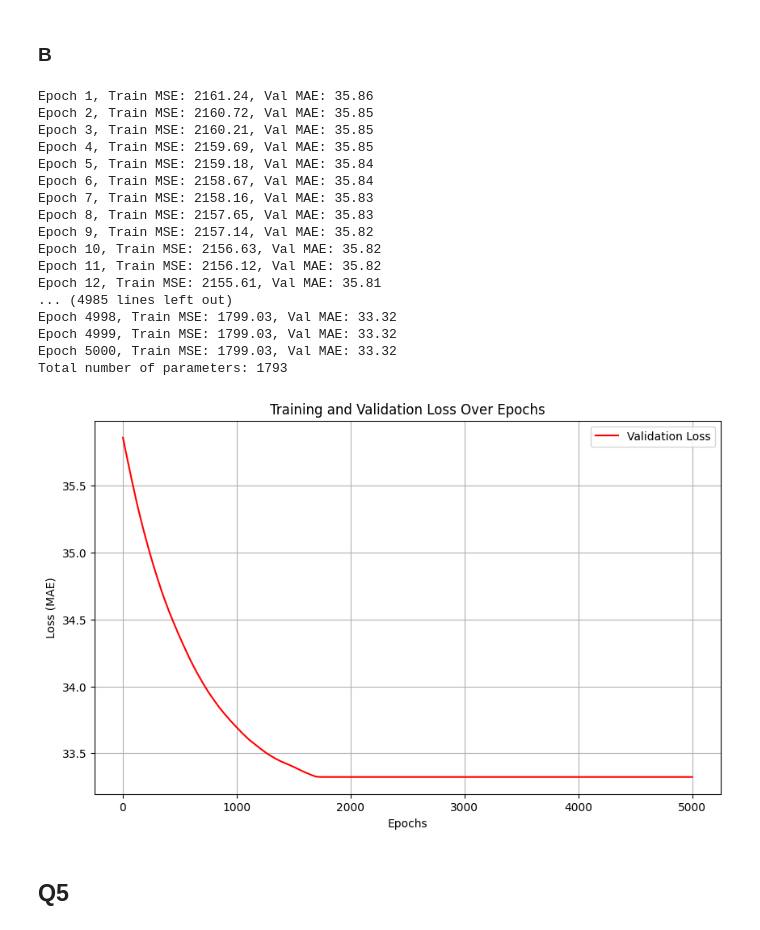
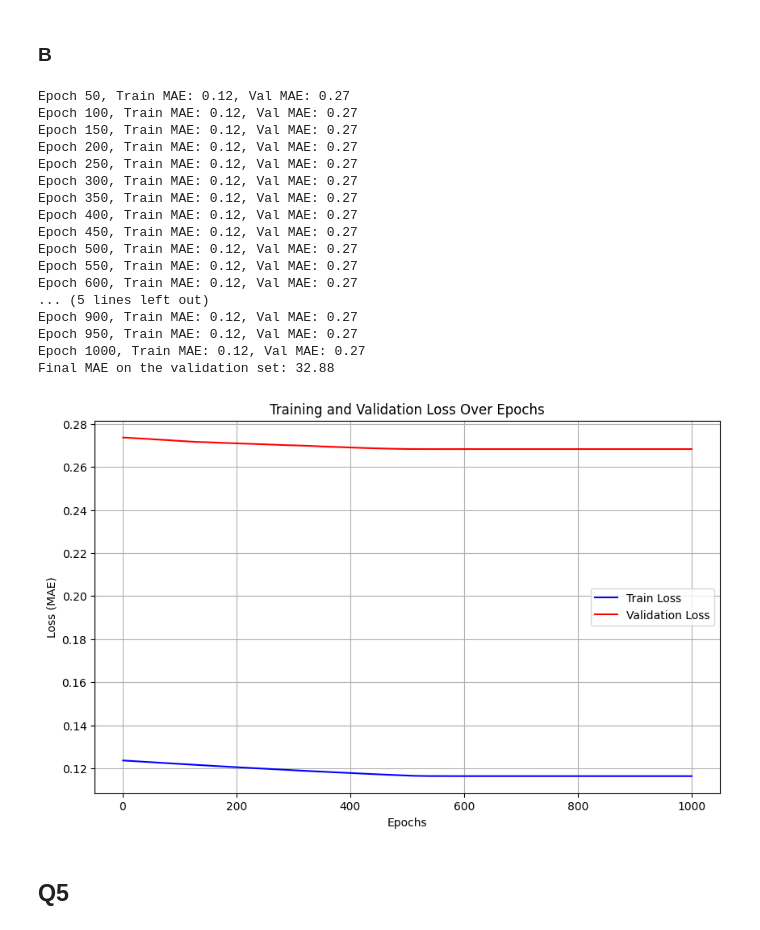
Before and after one commit to elijah-jones-2003/PADL, a Jupyter notebook: padl.ipynb, the cells around one changed output. Cells and saved outputs as stored; diff of their text form; code cells hidden in the pictures.

```diff
--- a/padl.ipynb
+++ b/padl.ipynb
@@ -295,64 +305,70 @@ for epoch in range(epochs):
     model.train()
     optimiser.zero_grad()
     outputs = model(X_train_tensor)
-    loss = loss_func(outputs, y_train_tensor)
-
+    loss = MSE_loss(outputs, y_train_tensor)
     loss.backward()
     optimiser.step()
 
     # Validation
     model.eval()
     with torch.no_grad():
         val_outputs = model(X_val_tensor)
-        val_loss = val_loss_func(val_outputs, y_val_tensor)
+        val_loss = MAE_loss(val_outputs, y_val_tensor)
 
+    scheduler.step(val_loss.item())
 
     # Get rid of this
     train_losses.append(loss.item())
     val_losses.append(val_loss.item())
+    if (epoch+1)%50 == 0:
+        print(f"Epoch {epoch+1}, Train MAE: {loss.item():.2f}, Val MAE: {val_loss.item():.2f}")
 
-    print(f"Epoch {epoch+1}, Train MSE: {loss.item():.2f}, Val MAE: {val_loss.item():.2f}")
-    scheduler.step(val_loss.item())
+# Switch to evaluation mode
+model.eval()
+with torch.no_grad():
+    # Get predictions on the scaled validation data
+    y_val_pred_scaled = model(X_val_tensor).detach().numpy()
 
-# Function to calculate the number of parameters
-def count_parameters(model):
-    total_params = sum(p.numel() for p in model.parameters())
-    return total_params
+# Inverse transform the predictions and true scaled targets to original scale.
+# (Assuming you have already fitted scaler_y on y_train)
+y_val_pred = scaler_y.inverse_transform(y_val_pred_scaled)
+y_val_true = scaler_y.inverse_transform(y_val_tensor.detach().numpy())
 
-# Calculate and print the number of parameters
-total_params = count_parameters(model)
-print(f"Total number of parameters: {total_params}")
+from sklearn.metrics import mean_absolute_error
 
+# Calculate the MAE in the original scale using sklearn's mean_absolute_error
+final_mae = mean_absolute_error(y_val_true, y_val_pred)
+print(f"Final MAE on the validation set: {final_mae:.2f}")
 
 # Plot the training and validation loss over epochs
 plt.figure(figsize=(10, 6))
-# plt.plot(range(1, 1001), train_losses, label="Train Loss", color='blue')
+plt.plot(range(1, epochs+1), train_losses, label="Train Loss", color='blue')
 plt.plot(range(1, epochs+1), val_losses, label="Validation Loss", color='red')
 plt.xlabel('Epochs')
 plt.ylabel('Loss (MAE)')
 plt.title('Training and Validation Loss Over Epochs')
 plt.legend()
 plt.grid(True)
 plt.show()
 # %% [output]
-Epoch 1, Train MSE: 2161.24, Val MAE: 35.86
-Epoch 2, Train MSE: 2160.72, Val MAE: 35.85
-Epoch 3, Train MSE: 2160.21, Val MAE: 35.85
-Epoch 4, Train MSE: 2159.69, Val MAE: 35.85
-Epoch 5, Train MSE: 2159.18, Val MAE: 35.84
-Epoch 6, Train MSE: 2158.67, Val MAE: 35.84
-Epoch 7, Train MSE: 2158.16, Val MAE: 35.83
-Epoch 8, Train MSE: 2157.65, Val MAE: 35.83
-Epoch 9, Train MSE: 2157.14, Val MAE: 35.82
-Epoch 10, Train MSE: 2156.63, Val MAE: 35.82
-Epoch 11, Train MSE: 2156.12, Val MAE: 35.82
-Epoch 12, Train MSE: 2155.61, Val MAE: 35.81
-... (4985 lines left out)
-Epoch 4998, Train MSE: 1799.03, Val MAE: 33.32
-Epoch 4999, Train MSE: 1799.03, Val MAE: 33.32
-Epoch 5000, Train MSE: 1799.03, Val MAE: 33.32
-Total number of parameters: 1793
+Epoch 50, Train MAE: 0.12, Val MAE: 0.27
+Epoch 100, Train MAE: 0.12, Val MAE: 0.27
+Epoch 150, Train MAE: 0.12, Val MAE: 0.27
+Epoch 200, Train MAE: 0.12, Val MAE: 0.27
+Epoch 250, Train MAE: 0.12, Val MAE: 0.27
+Epoch 300, Train MAE: 0.12, Val MAE: 0.27
+Epoch 350, Train MAE: 0.12, Val MAE: 0.27
+Epoch 400, Train MAE: 0.12, Val MAE: 0.27
+Epoch 450, Train MAE: 0.12, Val MAE: 0.27
+Epoch 500, Train MAE: 0.12, Val MAE: 0.27
+Epoch 550, Train MAE: 0.12, Val MAE: 0.27
+Epoch 600, Train MAE: 0.12, Val MAE: 0.27
+... (5 lines left out)
+Epoch 900, Train MAE: 0.12, Val MAE: 0.27
+Epoch 950, Train MAE: 0.12, Val MAE: 0.27
+Epoch 1000, Train MAE: 0.12, Val MAE: 0.27
+Final MAE on the validation set: 32.88
-[figure, old version]
+[figure, new version]
 # %% [markdown]
 ## Q5
 # %% [markdown]
```
Also changed, not shown: parts of 1 cell of this notebook.
